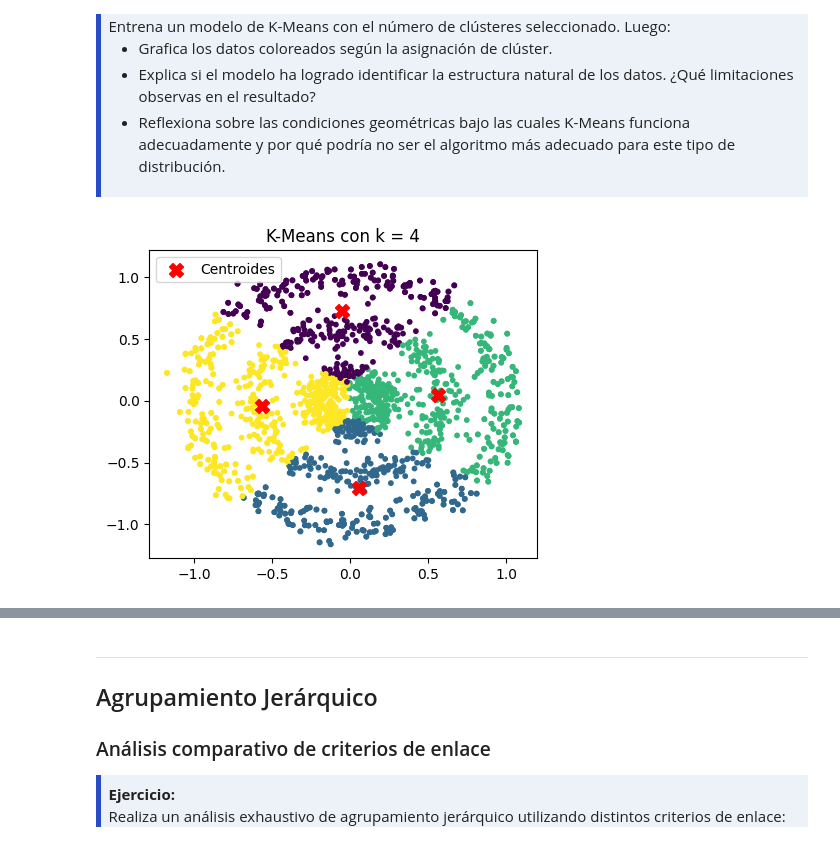
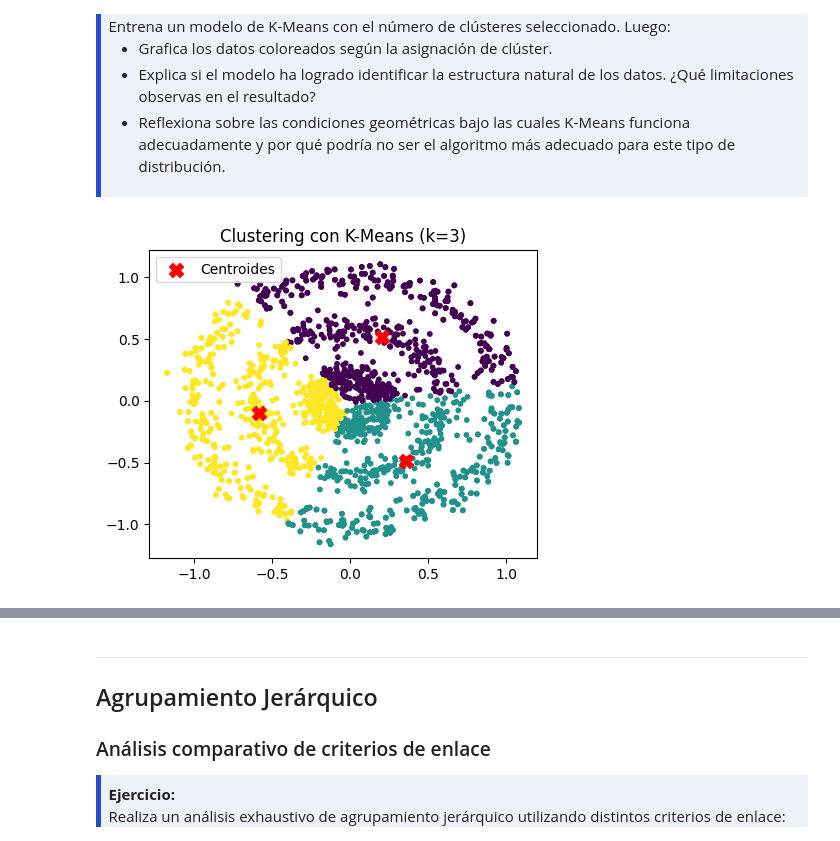
Before and after one commit to JuanEsteban-prog/AprendizajeAutom-ticoInicial, a Jupyter notebook: Talleres/Taller17_Nov/Taller01.ipynb, the cells around one changed output, grey strips where cells are left out. Drawn from its saved outputs; the diff is of its cells as text; code cells hidden in the pictures.

```diff
--- a/Talleres/Taller17_Nov/Taller01.ipynb
+++ b/Talleres/Taller17_Nov/Taller01.ipynb
@@ -96,23 +89,22 @@ Aplica el método del codo para determinar el número óptimo de clústeres:
 </ul>
 </div>
 # %%
-# 1. Preparar la lista y el rango de valores de k
+# Calculamos la inercia para valores de k entre 1 y 10
 inercias = []
-valores_k = range(1, 11)
+rango_k = range(1, 11)
 
-# 2. Ciclo para entrenar K-Means con cada valor de k
-for k in valores_k:
+for k in rango_k:
     kmeans = KMeans(n_clusters=k, random_state=42, n_init=10)
     kmeans.fit(X_circles)
     inercias.append(kmeans.inertia_)
 
-# 3. Graficar la curva del codo
+# Graficamos la curva del codo
 plt.figure(figsize=(6, 4))
-plt.plot(valores_k, inercias, marker='o', linestyle='-')
+plt.plot(rango_k, inercias, marker='o', color='#264CC7')
+plt.title('Método del Codo para X_circles')
 plt.xlabel('Número de clústeres (k)')
-plt.ylabel('Inercia')
-plt.title('Método del Codo para X_circles')
-plt.xticks(valores_k)
-plt.grid(True)
+plt.ylabel('Inercia (SSE)')
+plt.xticks(rango_k)
+plt.grid(True, linestyle='--', alpha=0.6)
 plt.show()
 # %% [output]
@@ -132,23 +127,17 @@ Entrena un modelo de K-Means con el número de clústeres seleccionado. Luego:
 </ul>
 </div>
 # %%
-# 1. Definir el número óptimo de clústeres y entrenar el modelo
-k_optimo = 4
-kmeans_final = KMeans(n_clusters=k_optimo, random_state=42, n_init=10)
+# Entrenamos K-Means con k=3
+kmeans_opt = KMeans(n_clusters=3, random_state=42, n_init=10)
+labels_kmeans = kmeans_opt.fit_predict(X_circles)
 
-# 2. Entrenar y obtener a qué clúster pertenece cada punto
-etiquetas_kmeans = kmeans_final.fit_predict(X_circles)
-
-# 3. Graficar los datos coloreados según su clúster
+# Graficamos los resultados y los centroides
 plt.figure(figsize=(5, 4))
-plt.scatter(X_circles[:, 0], X_circles[:, 1], c=etiquetas_kmeans, cmap='viridis', s=10)
-
-# Graficar los centroides en rojo
-centroides = kmeans_final.cluster_centers_
-plt.scatter(centroides[:, 0], centroides[:, 1], c='red', marker='X', s=100, label='Centroides')
-
-plt.title(f'K-Means con k = {k_optimo}')
+plt.scatter(X_circles[:, 0], X_circles[:, 1], c=labels_kmeans, cmap='viridis', s=10)
+plt.scatter(kmeans_opt.cluster_centers_[:, 0], kmeans_opt.cluster_centers_[:, 1],
+            c='red', marker='X', s=100, label='Centroides')
+plt.title('Clustering con K-Means (k=3)')
 plt.legend()
 plt.show()
 # %% [output]
-[figure, old version]
+[figure, new version]
```
Also changed, not shown: parts of 19 cells of this notebook.
